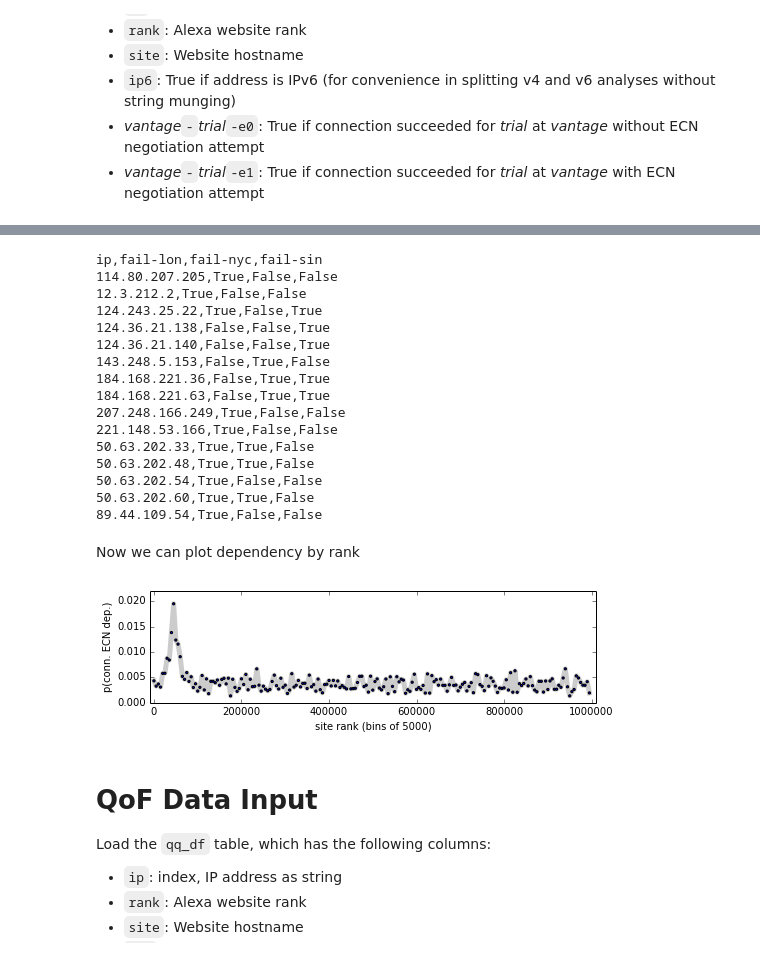
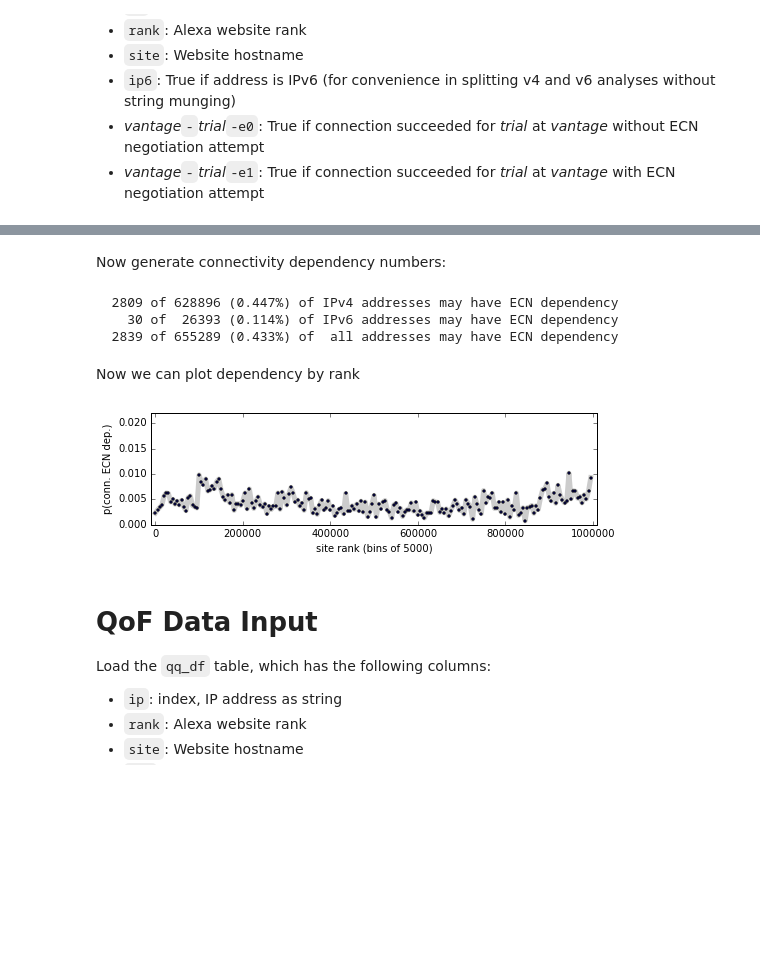
Before and after one commit to mami-project/ecn-conspiracy, a Jupyter notebook: 2016/analysis.ipynb, the cells around one changed output, grey strips where cells are left out. Drawn from its saved outputs; the diff is of its cells as text; code cells hidden in the pictures; blank space fills up the shorter version.

Commit message:
no raw data for github

```diff
--- a/2016/analysis.ipynb
+++ b/2016/analysis.ipynb
@@ -15,9 +15,9 @@ from ipaddress import ip_address
 # Change this to point at the raw data files (they're not in the paper directory)
 #DATAPATH="/Users/brian/work/ecn" # for thaleia
 
-DATAPATH="/zt/ecn" # for maloja
-TABLESDIR="/home/briant/work/pam2015/tables"
-PLOTSDIR="/home/briant/work/pam2015"
+DATAPATH="." # for maloja
+TABLESDIR="."
+PLOTSDIR="."
 # %% [markdown]
 Load the `cc_df` (ECN Spider) table, which has the following columns:
 
@@ -71,13 +63,3 @@ for vp in ["ams"]:
         cc_df[eqcol] = (cc_df[e0col] & cc_df[e1col]) | (~cc_df[e0col] & ~cc_df[e1col])
         cc_df[depcol] = cc_df[e0col] & ~cc_df[e1col]
         cc_df[oddcol] = ~cc_df[e0col] & cc_df[e1col]
-
-# Sum columns
-cc_df["all-eq"] = cc_df.loc[:,eqcols].all(axis=1)
-cc_df["eq-sum"] = cc_df.loc[:,eqcols].sum(axis=1)
-cc_df["e0-sum"] = cc_df.loc[:,e0cols].sum(axis=1)
-cc_df["e1-sum"] = cc_df.loc[:,e1cols].sum(axis=1)
-cc_df["dep-sum"] = cc_df.loc[:,depcols].sum(axis=1)
-cc_df["odd-sum"] = cc_df.loc[:,oddcols].sum(axis=1)
-cc_df["all-conn"] = cc_df.loc[:,e0cols+e1cols].all(axis=1)
-cc_df["no-conn"] = ~cc_df.loc[:,e0cols+e1cols].any(axis=1)
@@ -263,39 +66,22 @@ Look at cases where path dependency occurs (this goes on the website, not in the
-# %%
-def works_in(df, vp):
-    return df.loc[:,[vp+"-1-e0", vp+"-1-e1", vp+"-2-e0", vp+"-2-e1",vp+"-3-e0", vp+"-3-e1"]].all(axis=1)
-
-def breaks_in(df, vp):
-    return df.loc[:,[vp+"-1-e0", vp+"-2-e0", vp+"-3-e0"]].all(axis=1) & \
-                                           ~df.loc[:,[vp+"-1-e1", vp+"-2-e1", vp+"-3-e1"]].any(axis=1)
-
-fail_vp_df = pd.DataFrame(data = {"fail-lon" : breaks_in(cc_df_pathdep, "lon")})
-fail_vp_df["fail-nyc"] = breaks_in(cc_df_pathdep, "nyc")
-fail_vp_df["fail-sin"] = breaks_in(cc_df_pathdep, "sin")
-fail_vp_df["fails-in"] = "None"
-
-fail_vp_df.update(pd.DataFrame(data = {"fails-in" : "Singapore"},
-                               index = fail_vp_df[fail_vp_df["fail-sin"]].index))
-fail_vp_df.update(pd.DataFrame(data = {"fails-in" : "New York"},
-                               index = fail_vp_df[fail_vp_df["fail-nyc"]].index))
-fail_vp_df.update(pd.DataFrame(data = {"fails-in" : "London"},
-                               index = fail_vp_df[fail_vp_df["fail-lon"]].index))
-print(fail_vp_df.loc[:,["fail-lon","fail-nyc","fail-sin"]].to_csv())
-# %% [output]
-ip,fail-lon,fail-nyc,fail-sin
-114.80.207.205,True,False,False
-12.3.212.2,True,False,False
-124.243.25.22,True,False,True
-124.36.21.138,False,False,True
-124.36.21.140,False,False,True
-143.248.5.153,False,True,False
-184.168.221.36,False,True,True
-184.168.221.63,False,True,True
-207.248.166.249,True,False,False
-221.148.53.166,True,False,False
-50.63.202.33,True,True,False
-50.63.202.48,True,True,False
-50.63.202.54,True,False,False
-50.63.202.60,True,True,False
-89.44.109.54,True,False,False
+# %% [markdown]
+Now generate connectivity dependency numbers:
+# %%
+ip4conndep = cc_df[~cc_df['ip6']]['ams-0-dep'].value_counts()[True]
+ip4total = len(cc_df[~cc_df['ip6']])
+print("%6u of %6u (%5.3f%%) of IPv4 addresses may have ECN dependency"%(ip4conndep,
+                                                                      ip4total,
+                                                                      ip4conndep * 100 / ip4total))
+ip6conndep = cc_df[cc_df['ip6']]['ams-0-dep'].value_counts()[True]
+ip6total = len(cc_df[cc_df['ip6']])
+print("%6u of %6u (%5.3f%%) of IPv6 addresses may have ECN dependency"%(ip6conndep,
+                                                                      ip6total,
+                                                                      ip6conndep * 100 / ip6total))
+print("%6u of %6u (%5.3f%%) of  all addresses may have ECN dependency"%(ip4conndep + ip6conndep,
+                                                                      ip4total + ip6total,
+                                                                      (ip4conndep + ip6conndep) * 100 / (ip4total + ip6total)))
+# %% [output]
+  2809 of 628896 (0.447%) of IPv4 addresses may have ECN dependency
+    30 of  26393 (0.114%) of IPv6 addresses may have ECN dependency
+  2839 of 655289 (0.433%) of  all addresses may have ECN dependency
 # %% [markdown]
 Now we can plot dependency by rank
@@ -315,18 +88,21 @@ dep_df.update(pd.DataFrame(data = {"conndep" : False},
 # %%
+dep_df = cc_df.loc[:,["rank","ams-0-dep"]]
+dep_df.columns = ["rank","conndep"]
+
 dep_grp = dep_df.groupby(np.digitize(dep_df["rank"], np.linspace(0,1000000,201)))
 dep_ser = (dep_grp["conndep"].sum() / dep_grp["rank"].count())
 dep_ser.index = (dep_ser.index + (-1)) * 5000
 
 plt.figure(figsize=(8,2))
 plt.scatter(dep_ser.index, dep_ser, marker=".")
 plt.plot(dep_ser.index, dep_ser, c="k", lw=5, alpha=0.20)
 plt.xlim(-10000,1010000)
 plt.ylim(0,0.022)
 plt.ylabel("p(conn. ECN dep.)")
 plt.xlabel("site rank (bins of 5000)")
 plt.savefig(PLOTSDIR+"/connrank.pdf", bbox_inches="tight")
 # %% [output]
-[figure, old version]
+[figure, new version]
 # %% [markdown]
 # QoF Data Input
 
```
Also changed, not shown: parts of 26 cells of this notebook, 2 other files.
